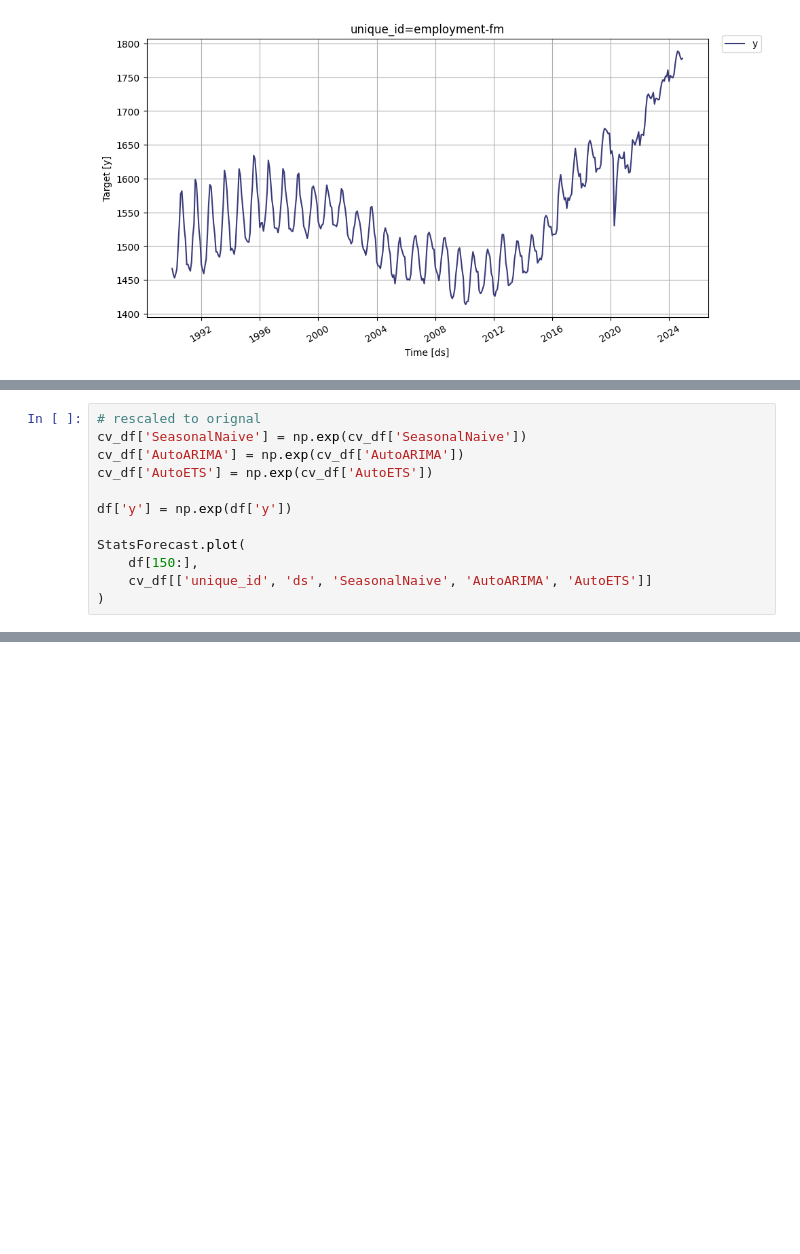
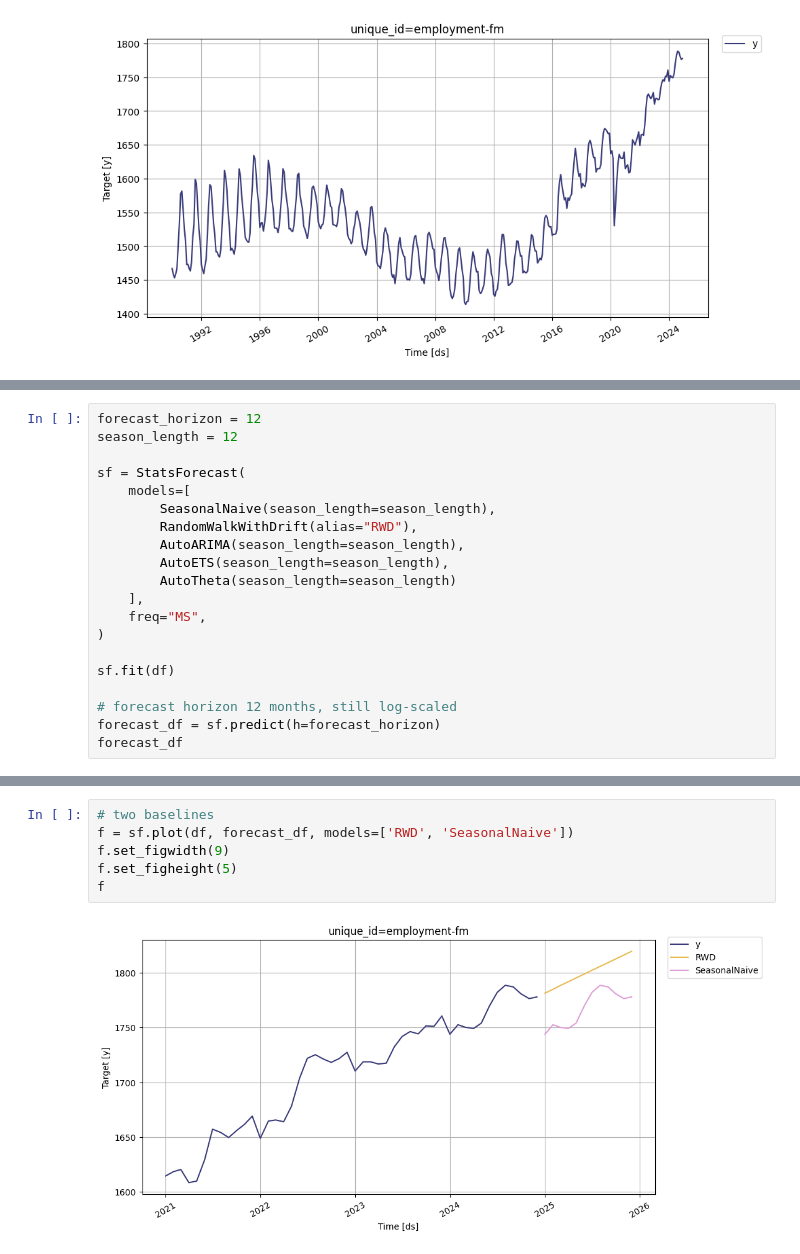
Before and after one commit to Nye1nChanSoe/time-series-analysis, a Jupyter notebook: food-manufacturing/classwork.ipynb, the cells around one changed output, grey strips where cells are left out. Saved outputs shown, nothing was run; the diff lists cells and outputs as text; blank space fills up the shorter version.

```diff
--- a/food-manufacturing/classwork.ipynb
+++ b/food-manufacturing/classwork.ipynb
@@ -289,12 +79,0 @@ eval_res
-# %%
-# rescaled to orignal
-cv_df['SeasonalNaive'] = np.exp(cv_df['SeasonalNaive'])
-cv_df['AutoARIMA'] = np.exp(cv_df['AutoARIMA'])
-cv_df['AutoETS'] = np.exp(cv_df['AutoETS'])
-
-df['y'] = np.exp(df['y'])
-
-StatsForecast.plot(
-    df[150:],
-    cv_df[['unique_id', 'ds', 'SeasonalNaive', 'AutoARIMA', 'AutoETS']]
-)
@@ -302,0 +80,20 @@ StatsForecast.plot(
+# %%
+forecast_horizon = 12
+season_length = 12
+
+sf = StatsForecast(
+    models=[
+        SeasonalNaive(season_length=season_length),
+        RandomWalkWithDrift(alias="RWD"),
+        AutoARIMA(season_length=season_length),
+        AutoETS(season_length=season_length),
+        AutoTheta(season_length=season_length)
+    ],
+    freq="MS",
+)
+
+sf.fit(df)
+
+# forecast horizon 12 months, still log-scaled
+forecast_df = sf.predict(h=forecast_horizon)
+forecast_df
@@ -302,0 +114,8 @@ StatsForecast.plot(
+# %%
+# two baselines
+f = sf.plot(df, forecast_df, models=['RWD', 'SeasonalNaive'])
+f.set_figwidth(9)
+f.set_figheight(5)
+f
+# %% [output]
+[figure, added]
```
Also changed, not shown: parts of 44 cells of this notebook, 1 other file.
